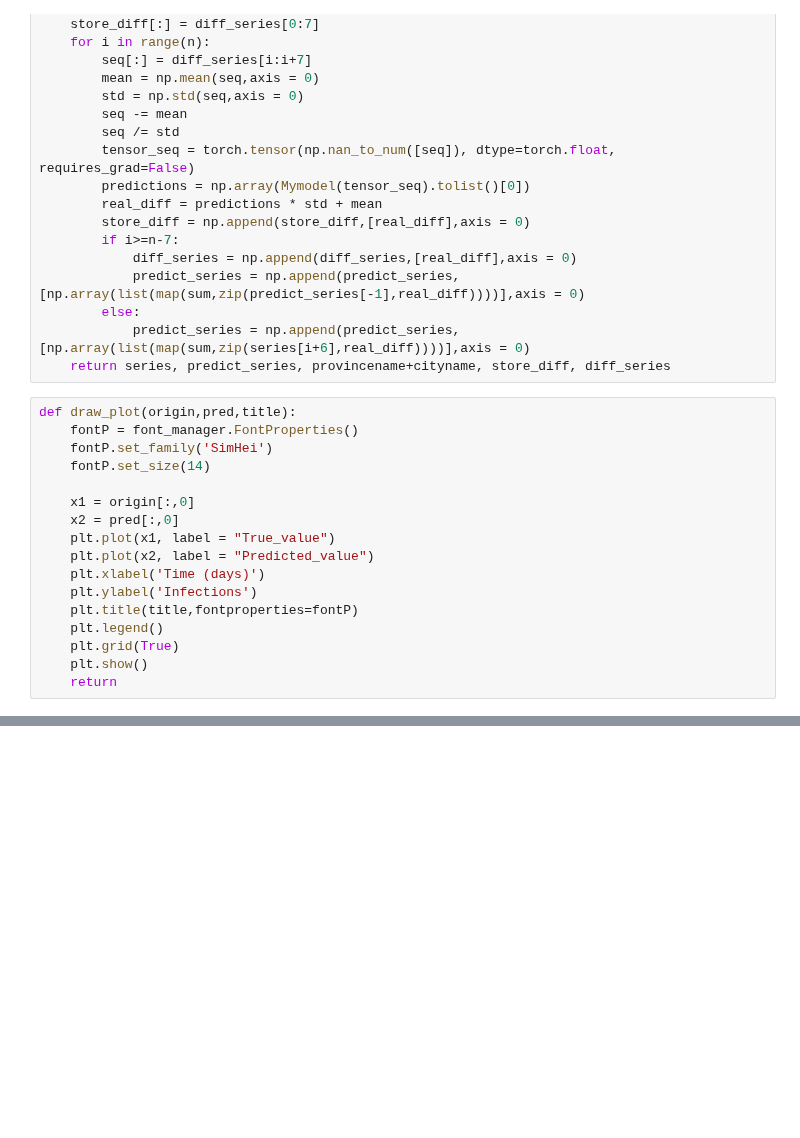
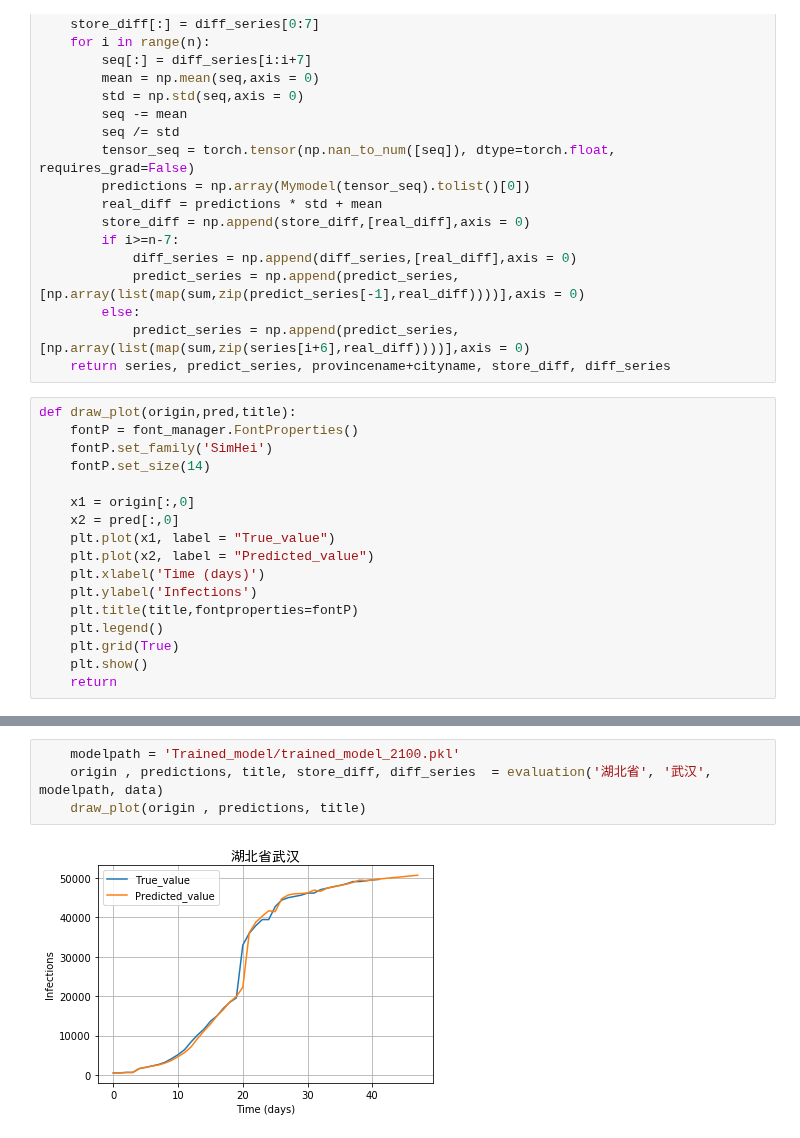
Before and after one commit to GRMDS/RMDS_Coronavirus_project, a Jupyter notebook: Jupyter_notebook/Jupyter_code.ipynb, the cells around one changed output, grey strips where cells are left out. Cells and saved outputs as stored; diff of their text form; blank space fills up the shorter version.

```diff
--- a/Jupyter_notebook/Jupyter_code.ipynb
+++ b/Jupyter_notebook/Jupyter_code.ipynb
@@ -168,0 +200,6 @@ if __name__ == "__main__":
+# %%
+    modelpath = 'Trained_model/trained_model_2100.pkl'
+    origin , predictions, title, store_diff, diff_series  = evaluation('湖北省', '武汉', modelpath, data)
+    draw_plot(origin , predictions, title)
+# %% [output]
+[figure, added]
```
Also changed, not shown: parts of 4 cells of this notebook.
